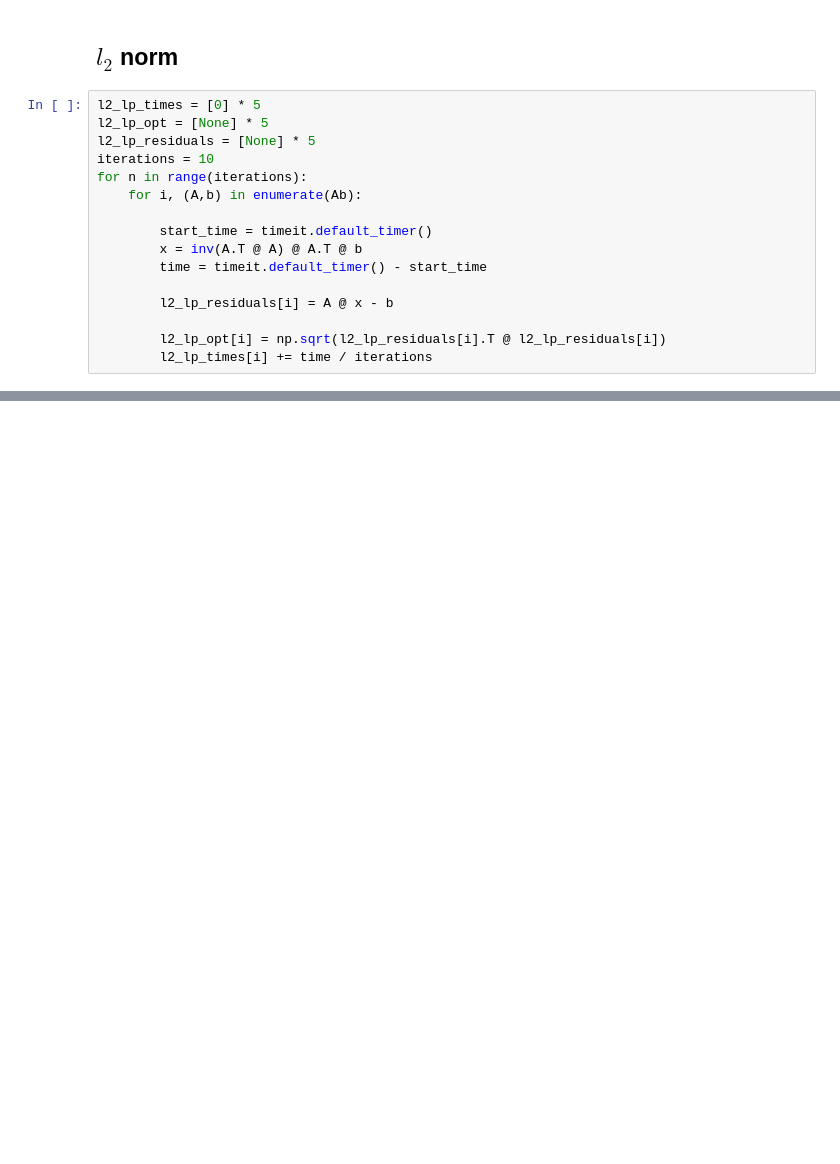
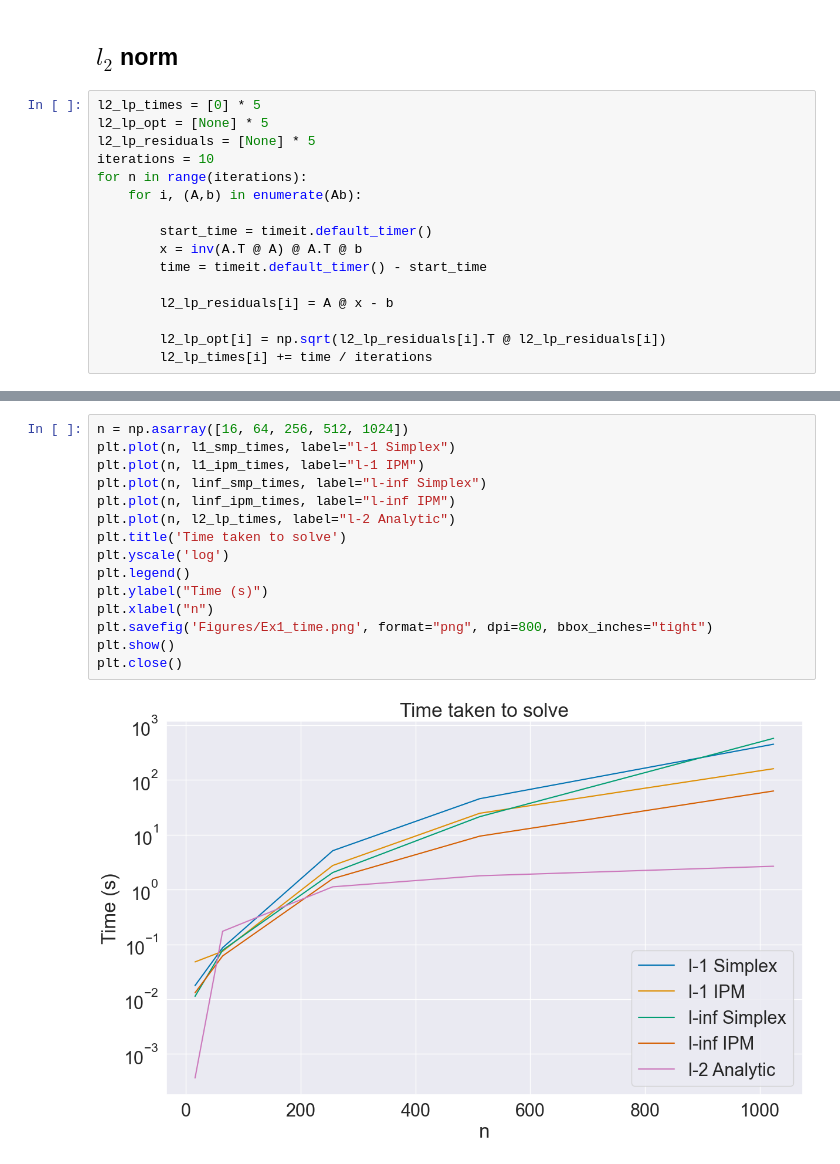
Before and after one commit to ofs416/Practical_Optimisation, a Jupyter notebook: Courseworkd_1/Exercise_1.ipynb, the cells around one changed output, grey strips where cells are left out. Drawn from its saved outputs; the diff is of its cells as text; blank space fills up the shorter version.

```diff
--- a/Courseworkd_1/Exercise_1.ipynb
+++ b/Courseworkd_1/Exercise_1.ipynb
@@ -265,0 +268,17 @@ NameError: name 'plt' is not defined
+# %%
+n = np.asarray([16, 64, 256, 512, 1024])
+plt.plot(n, l1_smp_times, label="l-1 Simplex")
+plt.plot(n, l1_ipm_times, label="l-1 IPM")
+plt.plot(n, linf_smp_times, label="l-inf Simplex")
+plt.plot(n, linf_ipm_times, label="l-inf IPM")
+plt.plot(n, l2_lp_times, label="l-2 Analytic")
+plt.title('Time taken to solve')
+plt.yscale('log')
+plt.legend()
+plt.ylabel("Time (s)")
+plt.xlabel("n")
+plt.savefig('Figures/Ex1_time.png', format="png", dpi=800, bbox_inches="tight")
+plt.show()
+plt.close()
+# %% [output]
+[figure, added]
```
Also changed, not shown: parts of 10 cells of this notebook, 6 other files.
